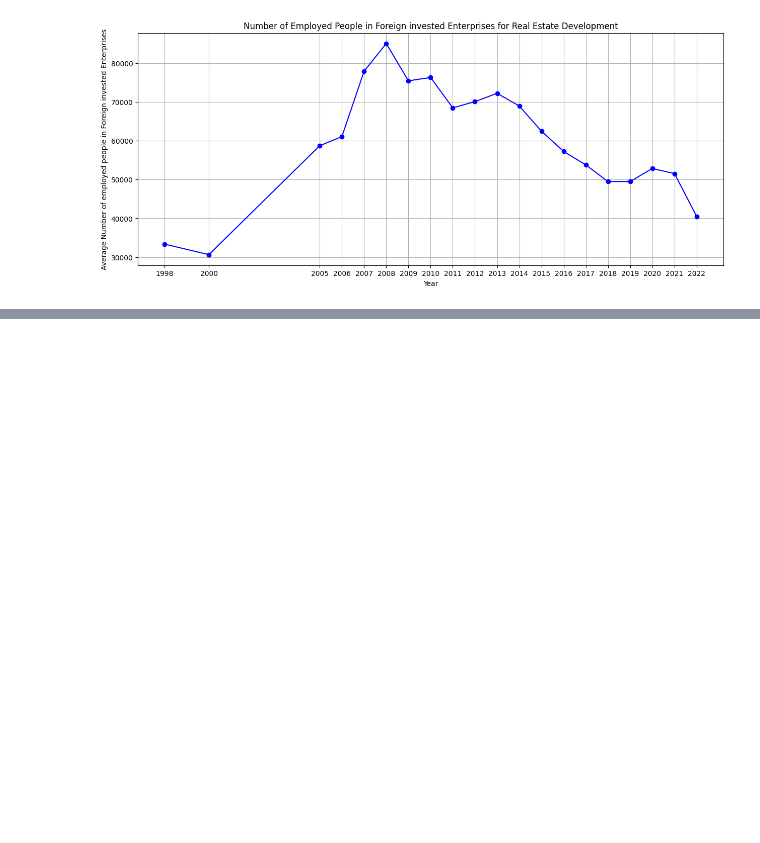
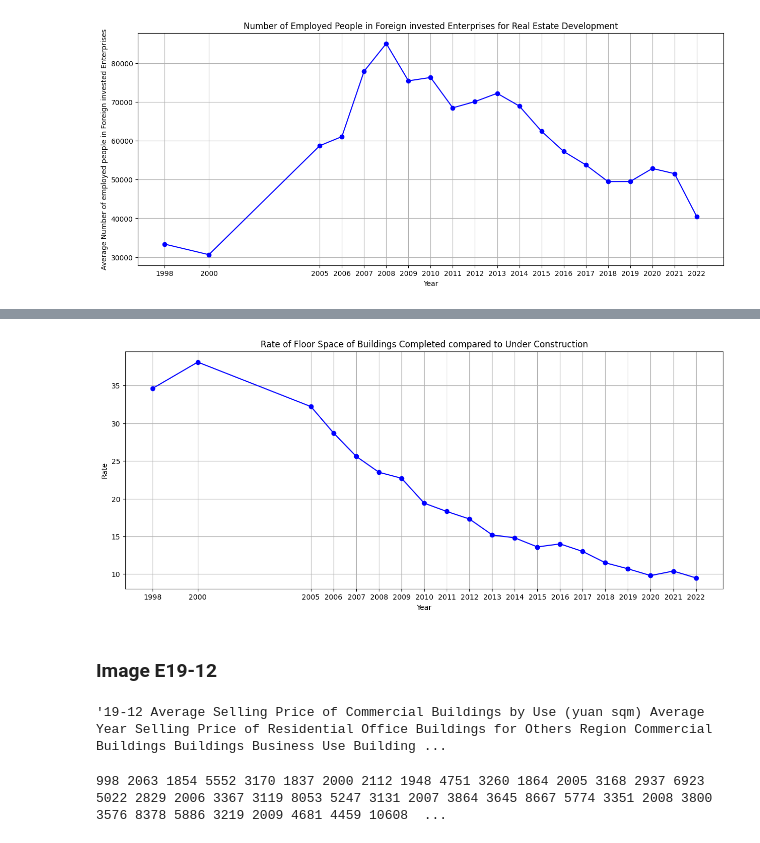
Before and after one commit to trananh91/China-Real-Estate-Analysis, a Jupyter notebook: Scripts/Real estate/Real_estate.ipynb, the cells around one changed output, grey strips where cells are left out. Cells and saved outputs as stored; diff of their text form; code cells hidden in the pictures; blank space fills up the shorter version.

```diff
--- a/Scripts/Real estate/Real_estate.ipynb
+++ b/Scripts/Real estate/Real_estate.ipynb
@@ -683,0 +1121,21 @@ plot_line_chart(df, "..\..\Saved figures\Real estate\Employed_foreign.png")
+# %%
+ex_paragraph = floor_space
+
+# Sentence to be removed
+sentence_to_remove = "19-8 Floor Space and Cost of Buildings Constructed by Enterprises for Real Estate Development Floor Space of Floor Space Rate ofFloor Value of Cost of Year Buildings under of Buildings Space of Buildings Buildings Buildings Region Construction Completed Completed Completed Completed (10 O00 sqm) (10 O00 sqm) million yuan) (yuan sq m)"
+
+# Define a function to remove the specified sentence
+def remove_sentence(paragraph, sentence):
+    # Escape special characters in the sentence for regex
+    escaped_sentence = re.escape(sentence)
+    # Use regex to remove the sentence and any extra whitespace that may be left
+    modified_paragraph = re.sub(r'\s*{}\s*'.format(escaped_sentence), ' ', paragraph)
+    # Clean up any extra spaces created by removal
+    modified_paragraph = re.sub(r'\s{2,}', ' ', modified_paragraph).strip()
+    return modified_paragraph
+
+# Remove the specified sentence from the paragraph
+updated_paragraph = remove_sentence(ex_paragraph, sentence_to_remove)
+
+# Display the updated paragraph
+print(updated_paragraph)
@@ -683,0 +1276,28 @@ plot_line_chart(df, "..\..\Saved figures\Real estate\Employed_foreign.png")
+# %%
+def plot_line_chart(df, filename):
+    # Plot the line chart
+    plt.figure(figsize=(15, 6))
+    plt.plot(df['Year'], df['Rate of Floor Space of Buildings completed'], marker='o', linestyle='-', color='b')
+
+    # Set the ticks on the x-axis to be the specific years in the DataFrame
+    plt.xticks(df['Year'])
+
+    plt.xlabel('Year')
+    plt.ylabel('Rate')
+    plt.title('Rate of Floor Space of Buildings Completed compared to Under Construction')
+    plt.grid(True)
+
+    # Save the plot as a PNG file
+    plt.savefig(filename)
+
+    plt.show()
+
+# Example usage
+# file_path = 'path_to_your_file.txt'
+# df = create_dataframe_from_txt(file_path)
+# print(df)
+plot_line_chart(df, "..\..\Saved figures\Real estate\construction_completed_rate.png")
+# %% [output]
+[figure, added]
+# %% [markdown]
+### Image E19-12
@@ -683,0 +1307,27 @@ plot_line_chart(df, "..\..\Saved figures\Real estate\Employed_foreign.png")
+# %%
+house_price
+# %% [output]
+'19-12 Average Selling Price of Commercial Buildings by Use (yuan sqm) Average Year Selling Price of Residential Office Buildings for Others Region Commercial Buildings Buildings Business Use Building ...
+# %%
+ex_paragraph = house_price
+
+# Sentence to be removed
+sentence_to_remove = "19-12 Average Selling Price of Commercial Buildings by Use (yuan sqm) Average Year Selling Price of Residential Office Buildings for Others Region Commercial Buildings Buildings Business Use Buildings"
+
+# Define a function to remove the specified sentence
+def remove_sentence(paragraph, sentence):
+    # Escape special characters in the sentence for regex
+    escaped_sentence = re.escape(sentence)
+    # Use regex to remove the sentence and any extra whitespace that may be left
+    modified_paragraph = re.sub(r'\s*{}\s*'.format(escaped_sentence), ' ', paragraph)
+    # Clean up any extra spaces created by removal
+    modified_paragraph = re.sub(r'\s{2,}', ' ', modified_paragraph).strip()
+    return modified_paragraph
+
+# Remove the specified sentence from the paragraph
+updated_paragraph = remove_sentence(ex_paragraph, sentence_to_remove)
+
+# Display the updated paragraph
+print(updated_paragraph)
+# %% [output]
+998 2063 1854 5552 3170 1837 2000 2112 1948 4751 3260 1864 2005 3168 2937 6923 5022 2829 2006 3367 3119 8053 5247 3131 2007 3864 3645 8667 5774 3351 2008 3800 3576 8378 5886 3219 2009 4681 4459 10608  ...
```
Also changed, not shown: parts of 28 cells of this notebook, 4 other files.
